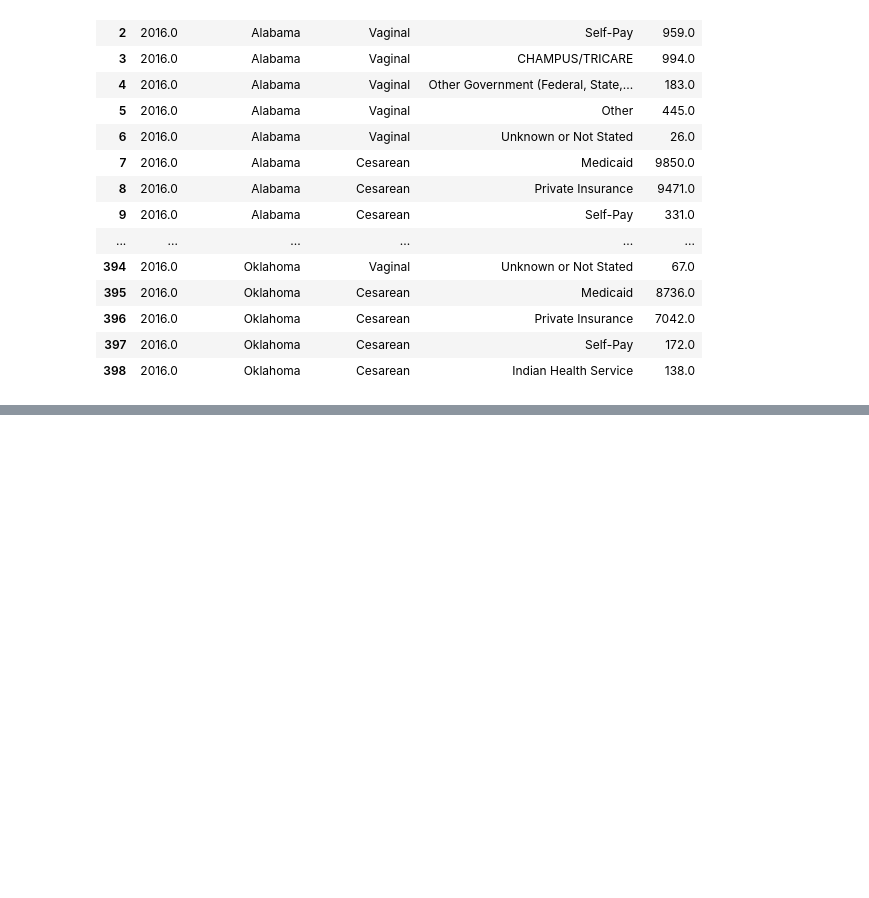
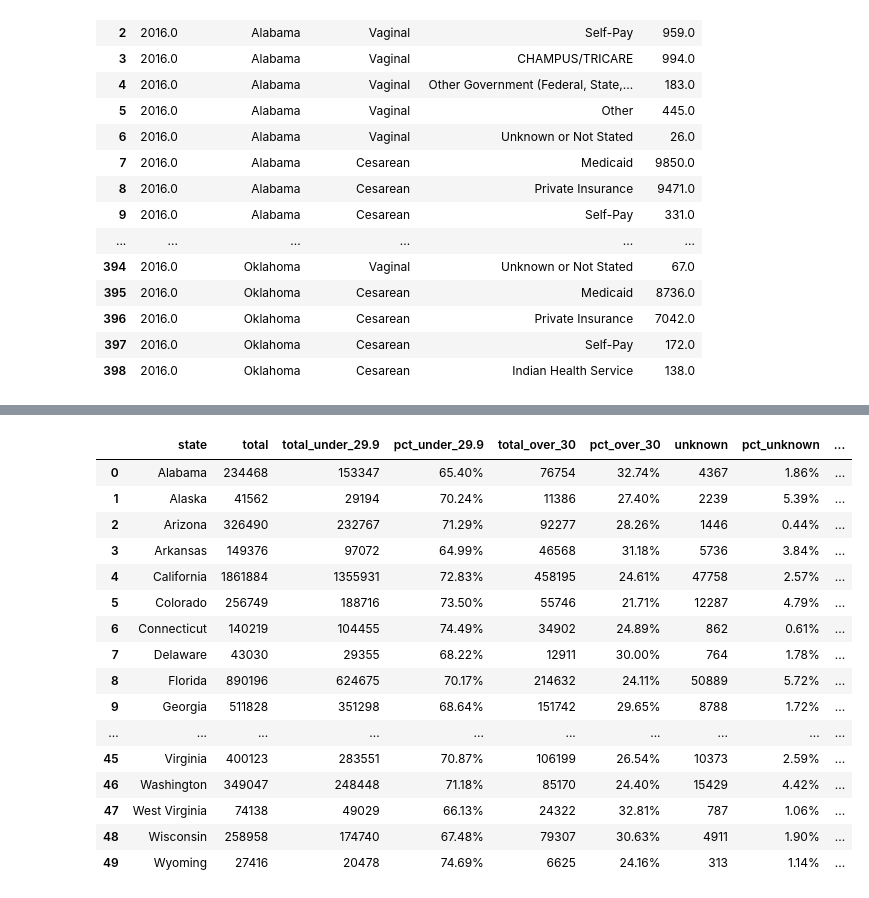
Before and after one commit to StephMiller4/delivery_method_capstone, a Jupyter notebook: notebook/Capstone Project.ipynb, the cells around one changed output, grey strips where cells are left out. Drawn from its saved outputs; the diff is of its cells as text; code cells hidden in the pictures; blank space fills up the shorter version.

```diff
--- a/notebook/Capstone Project.ipynb
+++ b/notebook/Capstone Project.ipynb
@@ -471,0 +478,5 @@ income_and_cd_pct.corr()
+# %%
+bmi=pd.read_csv('../data/bmi.csv')
+# %%
+state_cd_only = income_and_cd_pct[['state', 'cd_pct']]
+state_cd_only
@@ -471,0 +501,25 @@ income_and_cd_pct.corr()
+# %%
+bmi
+bmi.rename(columns ={'Unnamed: 0': 'state'}, inplace = True)
+# %%
+cd_and_bmi =  pd.merge(bmi, state_cd_only, on = 'state')
+# %%
+cd_and_bmi
+# %% [output]
+|  | state | total | total_under_29.9 | pct_under_29.9 | total_over_30 | pct_over_30 | unknown | pct_unknown | ... |
+| 0 | Alabama | 234468 | 153347 | 65.40% | 76754 | 32.74% | 4367 | 1.86% | ... |
+| 1 | Alaska | 41562 | 29194 | 70.24% | 11386 | 27.40% | 2239 | 5.39% | ... |
+| 2 | Arizona | 326490 | 232767 | 71.29% | 92277 | 28.26% | 1446 | 0.44% | ... |
+| 3 | Arkansas | 149376 | 97072 | 64.99% | 46568 | 31.18% | 5736 | 3.84% | ... |
+| 4 | California | 1861884 | 1355931 | 72.83% | 458195 | 24.61% | 47758 | 2.57% | ... |
+| 5 | Colorado | 256749 | 188716 | 73.50% | 55746 | 21.71% | 12287 | 4.79% | ... |
+| 6 | Connecticut | 140219 | 104455 | 74.49% | 34902 | 24.89% | 862 | 0.61% | ... |
+| 7 | Delaware | 43030 | 29355 | 68.22% | 12911 | 30.00% | 764 | 1.78% | ... |
+| 8 | Florida | 890196 | 624675 | 70.17% | 214632 | 24.11% | 50889 | 5.72% | ... |
+| 9 | Georgia | 511828 | 351298 | 68.64% | 151742 | 29.65% | 8788 | 1.72% | ... |
+| ... | ... | ... | ... | ... | ... | ... | ... | ... | ... |
+| 45 | Virginia | 400123 | 283551 | 70.87% | 106199 | 26.54% | 10373 | 2.59% | ... |
+| 46 | Washington | 349047 | 248448 | 71.18% | 85170 | 24.40% | 15429 | 4.42% | ... |
+| 47 | West Virginia | 74138 | 49029 | 66.13% | 24322 | 32.81% | 787 | 1.06% | ... |
+| 48 | Wisconsin | 258958 | 174740 | 67.48% | 79307 | 30.63% | 4911 | 1.90% | ... |
+| 49 | Wyoming | 27416 | 20478 | 74.69% | 6625 | 24.16% | 313 | 1.14% | ... |
```
Also changed, not shown: parts of 20 cells of this notebook, 4 other files.
